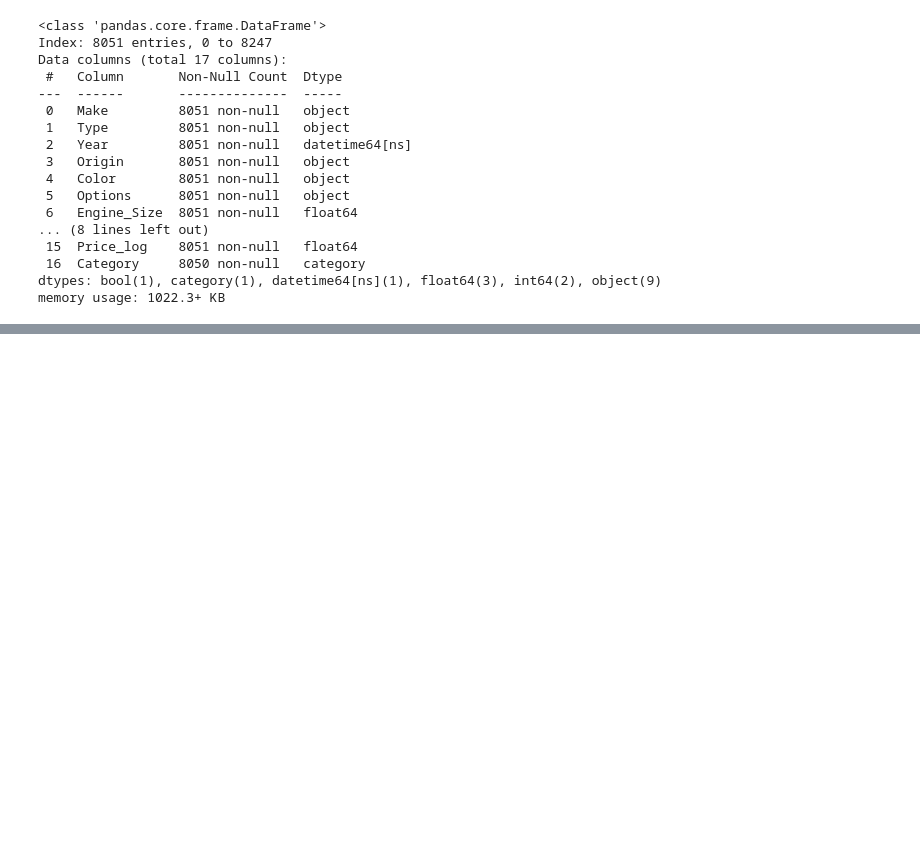
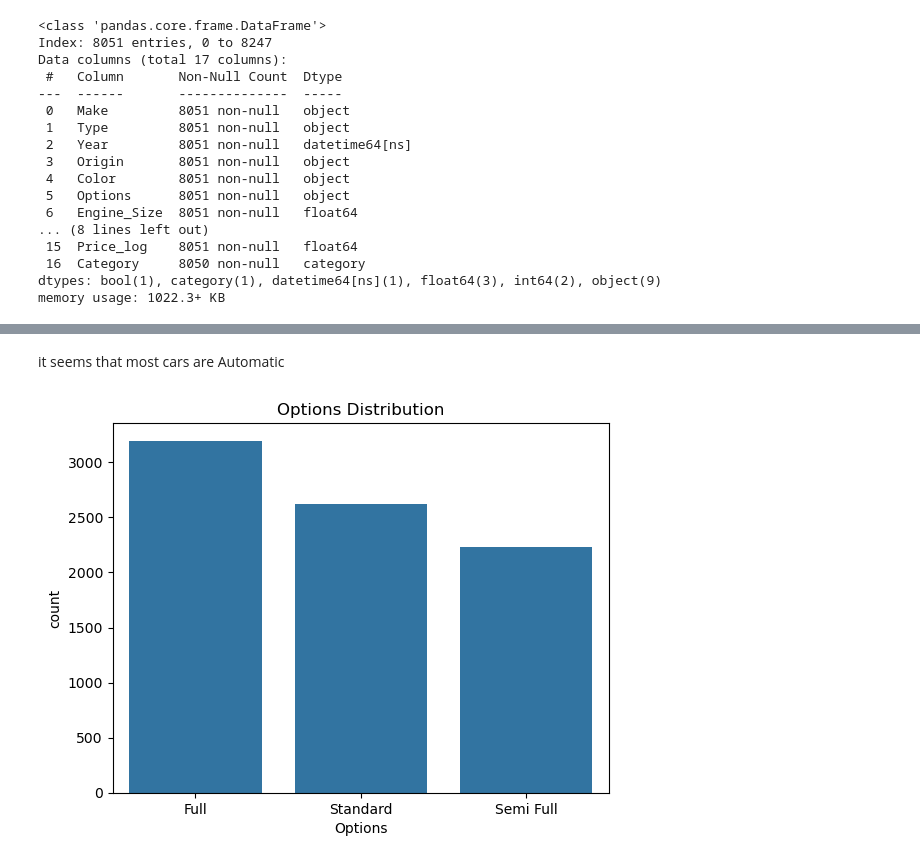
Before and after one commit to MoustafaMohamedMahmoud/Cars, a Jupyter notebook: pythonNote.ipynb, the cells around one changed output, grey strips where cells are left out. Cells and saved outputs as stored; diff of their text form; code cells hidden in the pictures; blank space fills up the shorter version.

```diff
--- a/pythonNote.ipynb
+++ b/pythonNote.ipynb
@@ -277,0 +311,9 @@ memory usage: 1022.3+ KB
+# %% [markdown]
+it seems that most cars are Automatic
+# %%
+sns.countplot(data=df, x='Options')
+plt.title('Options Distribution')
+plt.xlabel('Options')
+plt.show()
+# %% [output]
+[figure, added]
```
Also changed, not shown: parts of 19 cells of this notebook.
